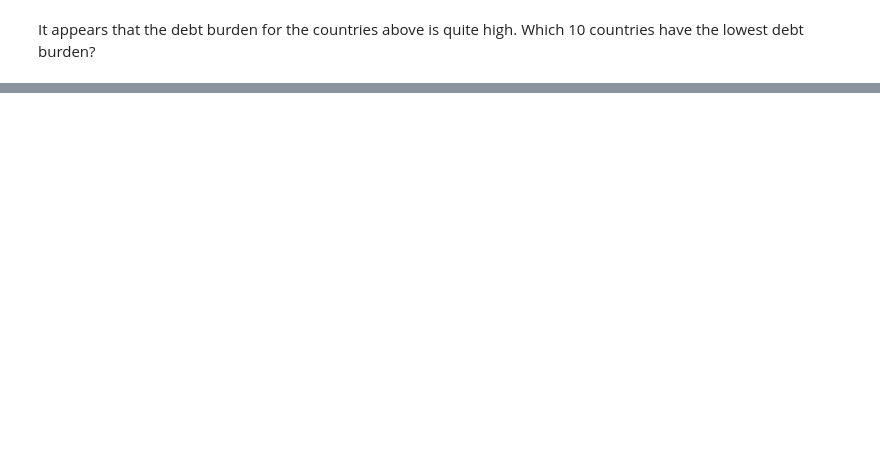
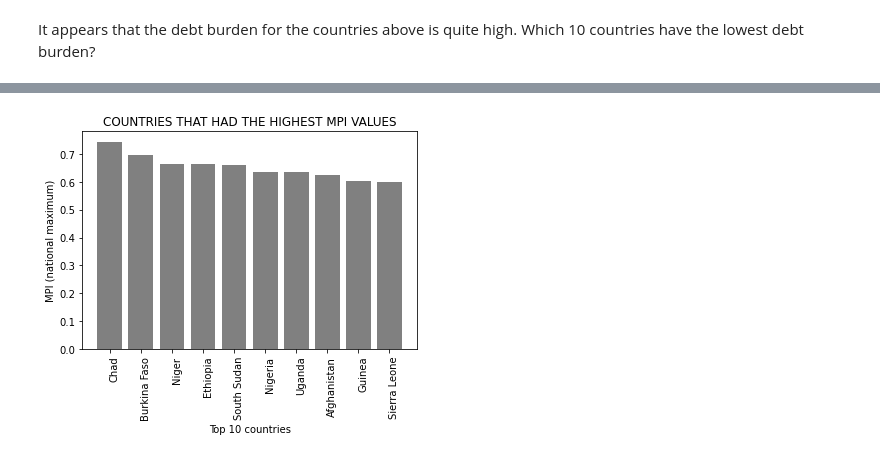
Before and after one commit to masterpython4ds/assignment-1-CeeThinwa, a Jupyter notebook: KIVA Analysis.ipynb, the cells around one changed output, grey strips where cells are left out. Cells and saved outputs as stored; diff of their text form; code cells hidden in the pictures; blank space fills up the shorter version.

```diff
--- a/KIVA Analysis.ipynb
+++ b/KIVA Analysis.ipynb
@@ -1155,0 +1176,12 @@ tab8.head(10)
+# %%
+# Let's first get a national average for MPI
+# create a pivot-table
+tab9 = pd.pivot_table(location_data, values=['MPI'], index=['country'], aggfunc='max')
+
+# rename the MPI
+tab9.columns = ['national_maximum_of_MPI']
+
+# make some index entries into columns
+tab9 = tab9.reset_index(level=['country'])
+
+tab9.describe()
@@ -1155,0 +1198,14 @@ tab8.head(10)
+# %%
+# sort the results in descending order
+tab9 = tab9.sort_values(by=['national_maximum_of_MPI'], ascending=False)
+
+# display all results
+fig, ax = plt.subplots()
+ax.bar(tab9.iloc[0:10,0], tab9.iloc[0:10,1], color='grey')
+plt.ylabel('MPI (national maximum)')
+ax.set_xticklabels(labels=tab9.iloc[0:10,0], rotation = (90), fontsize = 10, va='top', ha='left')
+plt.xlabel('Top 10 countries')
+plt.title('COUNTRIES THAT HAD THE HIGHEST MPI VALUES')
+plt.show()
+# %% [output]
+[figure, added]
```
Also changed, not shown: parts of 9 cells of this notebook.
